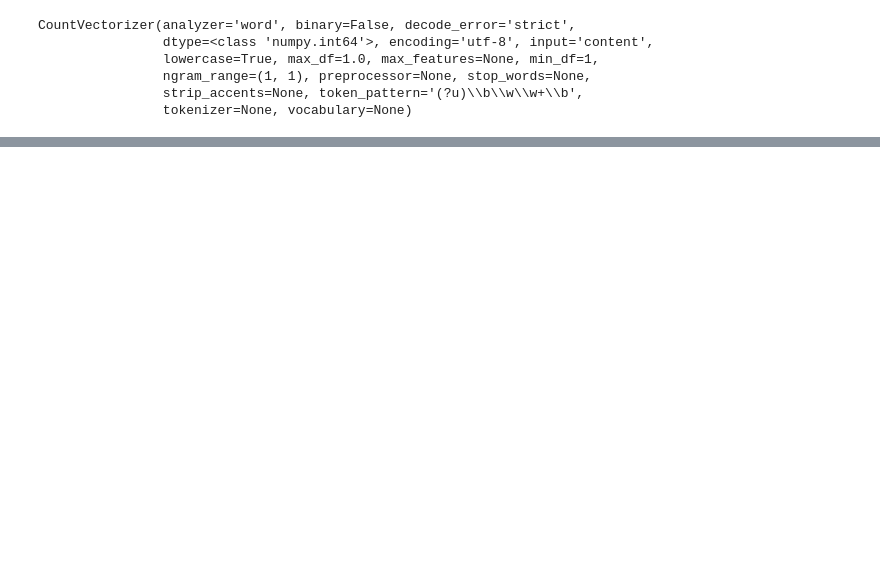
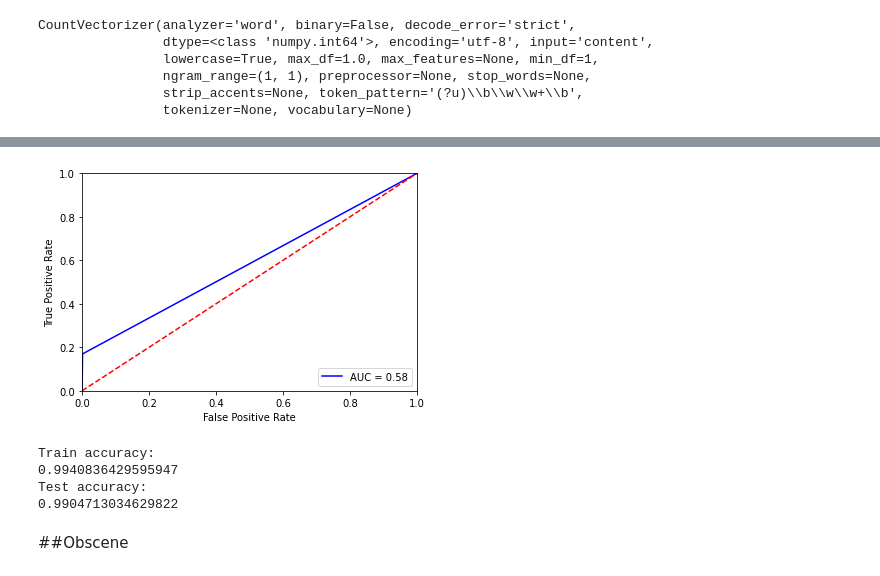
Before and after one commit to i-r-a/toxic, a Jupyter notebook: toxNN.ipynb, the cells around one changed output, grey strips where cells are left out. Drawn from its saved outputs; the diff is of its cells as text; code cells hidden in the pictures; blank space fills up the shorter version.

```diff
--- a/toxNN.ipynb
+++ b/toxNN.ipynb
@@ -93,0 +222,9 @@ print(accuracy)
+# %%
+predictions = model.predict(X_test)
+pred = []
+for elem in predictions:
+  pred.append(int(round(elem[0])))
+print(classification_report(y_test,pred))
+print(confusion_matrix(y_test,pred))
+fpr,tpr,thresh = roc_curve(y_test,pred)
+roc_auc = auc(fpr,tpr)
@@ -93,0 +243,25 @@ print(accuracy)
+# %%
+plt.plot(fpr, tpr, 'b', label = 'AUC = %0.2f' % roc_auc)
+plt.legend(loc = 'lower right')
+plt.plot([0, 1], [0, 1],'r--')
+plt.xlim([0, 1])
+plt.ylim([0, 1])
+plt.ylabel('True Positive Rate')
+plt.xlabel('False Positive Rate')
+plt.show()
+# %% [output]
+[figure, added]
+# %%
+loss, accuracy = model.evaluate(X_train, y_train, verbose=False)
+print("Train accuracy:")
+print(accuracy)
+loss, accuracy = model.evaluate(X_test, y_test, verbose=False)
+print("Test accuracy:")
+print(accuracy)
+# %% [output]
+Train accuracy:
+0.9940836429595947
+Test accuracy:
+0.9904713034629822
+# %% [markdown]
+##Obscene
```
Also changed, not shown: parts of 53 cells of this notebook.
